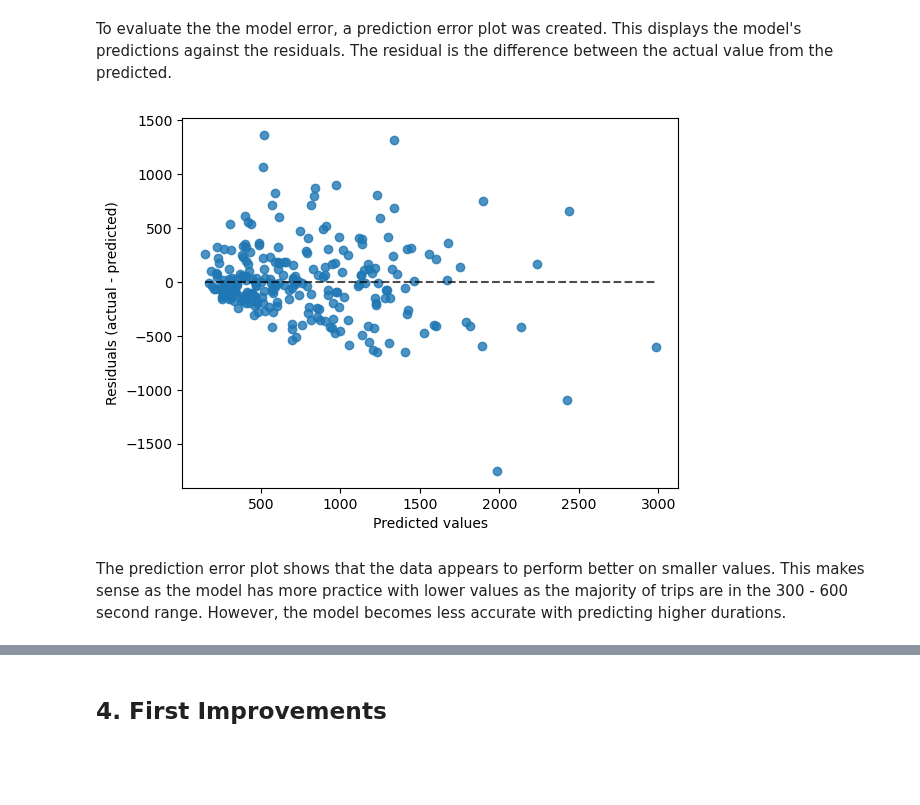
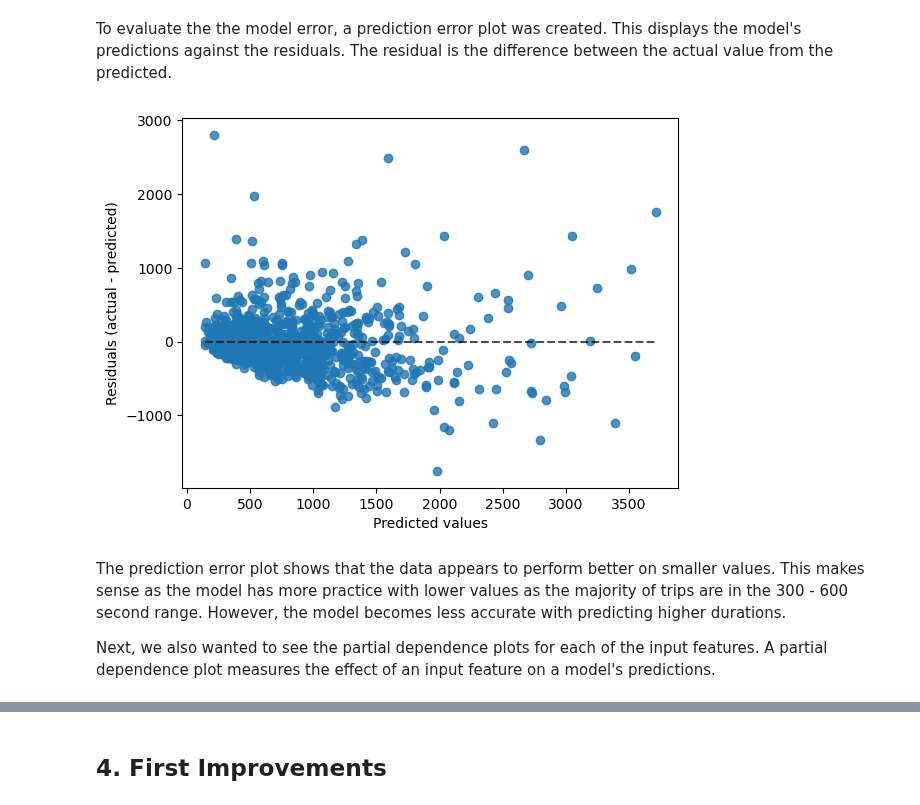
Before and after one commit to charralbert/Taxi_Trip_Duration, a Jupyter notebook: project_deliverable2_Group33.ipynb, the cells around one changed output, grey strips where cells are left out. Cells and saved outputs as stored; diff of their text form; code cells hidden in the pictures; blank space fills up the shorter version.

```diff
--- a/project_deliverable2_Group33.ipynb
+++ b/project_deliverable2_Group33.ipynb
@@ -239,11 +241,13 @@ In terms of generalization, the slightly lower R^2 and higher error metrics from
 To evaluate the the model error, a prediction error plot was created. This displays the model's predictions against the residuals. The residual is the difference between the actual value from the predicted.
 # %%
 #subset the data for better visualization
-subset = pd.DataFrame({'y_test': y_test, 'y_pred': y_pred}).sample(n=250, random_state=42)
+subset = pd.DataFrame({'y_test': y_test, 'y_pred': y_pred}).sample(n=1000, random_state=42)
 #Prediction Error/Residual Plot
 PredictionErrorDisplay.from_predictions(y_true = subset['y_test'], y_pred = subset['y_pred'])
 plt.show()
 # %% [output]
-[figure, old version]
+[figure, new version]
 # %% [markdown]
 The prediction error plot shows that the data appears to perform better on smaller values. This makes sense as the model has more practice with lower values as the majority of trips are in the 300 - 600 second range. However, the model becomes less accurate with predicting higher durations.
+
+Next, we also wanted to see the partial dependence plots for each of the input features. A partial dependence plot measures the effect of an input feature on a model's predictions.
```
Also changed, not shown: parts of 21 cells of this notebook.
